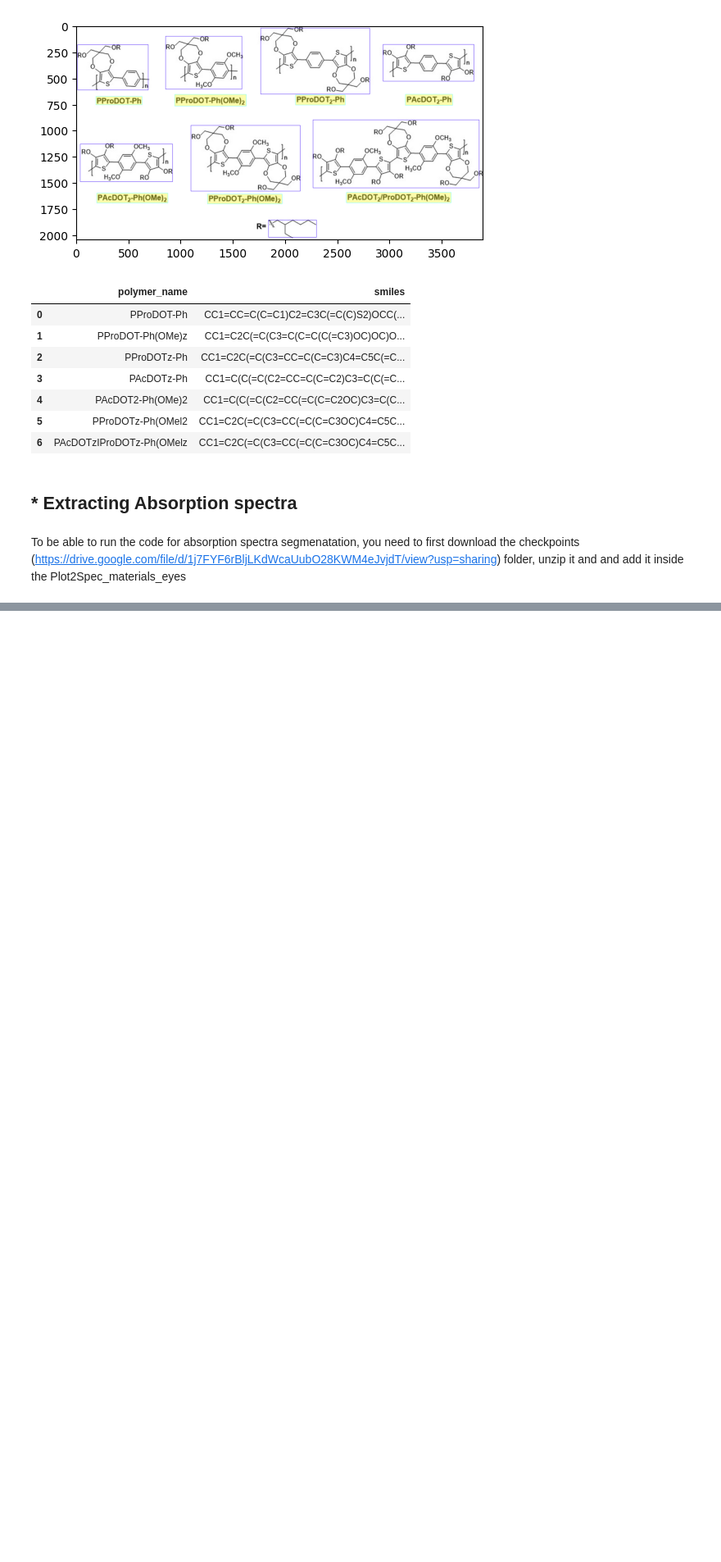
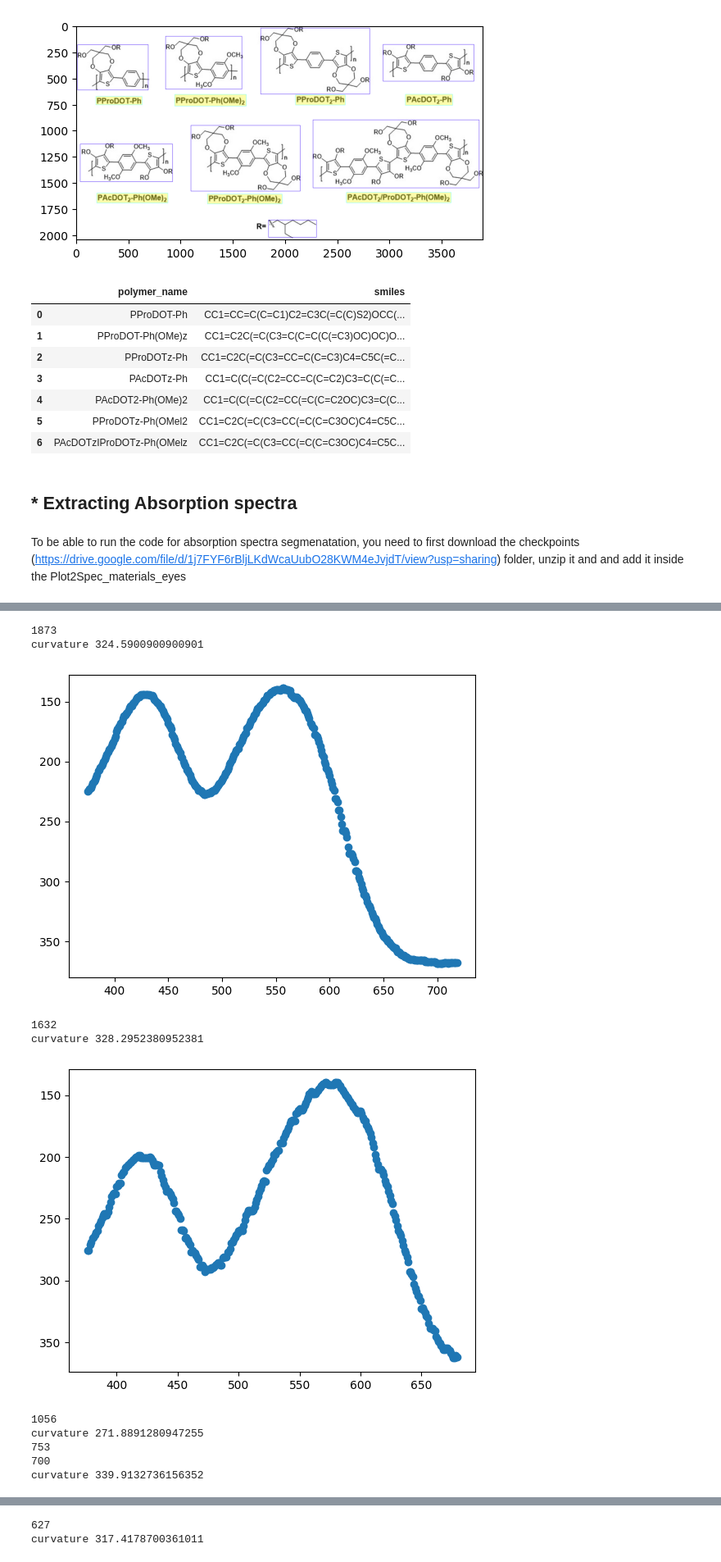
Before and after one commit to Mu-Mu-github/EPoly_LitMining_ColorPred, a Jupyter notebook: demo1.ipynb, the cells around one changed output, grey strips where cells are left out. Shown at 82% size. Cells and saved outputs as stored; diff of their text form; code cells hidden in the pictures; blank space fills up the shorter version.

```diff
--- a/demo1.ipynb
+++ b/demo1.ipynb
@@ -242,0 +233,4 @@ loading pretrained model from Plot2Spec_materials_eyes/checkpoints/axis_alignmen
+# %%
+axis_alignment = abs_segmentation.AxisAlignment(abs_segmentation.axis_align_opt)
+axis_alignment.load_data(path)
+img, plot_bbox, results, results_all = axis_alignment.run(0)
@@ -242,0 +318,8 @@ loading pretrained model from Plot2Spec_materials_eyes/checkpoints/axis_alignmen
+# %%
+import PIL
+img = PIL.Image.open('dilated_im.png')
+img.convert('RGB')
+paletted = img.convert('P', palette=PIL.Image.ADAPTIVE, colors=10)
+palette = paletted.getpalette()
+colors = paletted.getcolors()
+colors
@@ -242,0 +337,56 @@ loading pretrained model from Plot2Spec_materials_eyes/checkpoints/axis_alignmen
+# %%
+import pandas as pd
+from pyod.models.knn import KNN
+def check_img(i):
+
+  y, x = np.where(np.asarray(paletted) == i)
+  curve_color = palette[i*3:i*3+3]
+  df=pd.concat([pd.DataFrame(x),pd.DataFrame(y)], axis=1)
+  if df.shape[0] <  2000: #1000
+    if df.shape[0] >  502:
+      print(df.shape[0])
+
+      Y = df.values
+      clf = KNN(n_neighbors=10, radius=0.3, contamination=0.2)
+      clf.fit(Y)
+      outliers = clf.predict(Y)
+      out = np.where(outliers==1)
+      into = np.where(outliers==0)
+      if np.mean(clf.decision_scores_)< 7:
+        if len(out[0])>0:
+
+          x1 =  x[into]
+          y1 = y[into]
+          x_bis, y_bis = abs_segmentation.derivative(*abs_segmentation.derivative(x1, y1))
+          print('curvature',  np.mean(x_bis) )
+          if np.mean(x_bis)>280:
+            f = abs_segmentation.interp1d(x1, y1, fill_value="extrapolate")  #fill_value="extrapolate"
+
+            wavelength = np.arange(x1.min(), x1.max(),1)  #
+            plt.gca().invert_yaxis()
+            plt.scatter(wavelength+x_bias+50 , f(wavelength))
+            plt.show()
+            return wavelength, f(wavelength), curve_color
+
+data = []
+for i in range(10):
+  new= check_img(i)
+  #data.append(new)
+  try:
+    if new != None:
+      data.append(new)
+  except:
+    pass
+   #
+# %% [output]
+1873
+curvature 324.5900900900901
+[figure, added]
+1632
+curvature 328.2952380952381
+[figure, added]
+1056
+curvature 271.8891280947255
+753
+700
+curvature 339.9132736156352
@@ -242,0 +394,2 @@ loading pretrained model from Plot2Spec_materials_eyes/checkpoints/axis_alignmen
+627
+curvature 317.4178700361011
```
Also changed, not shown: parts of 10 cells of this notebook.
